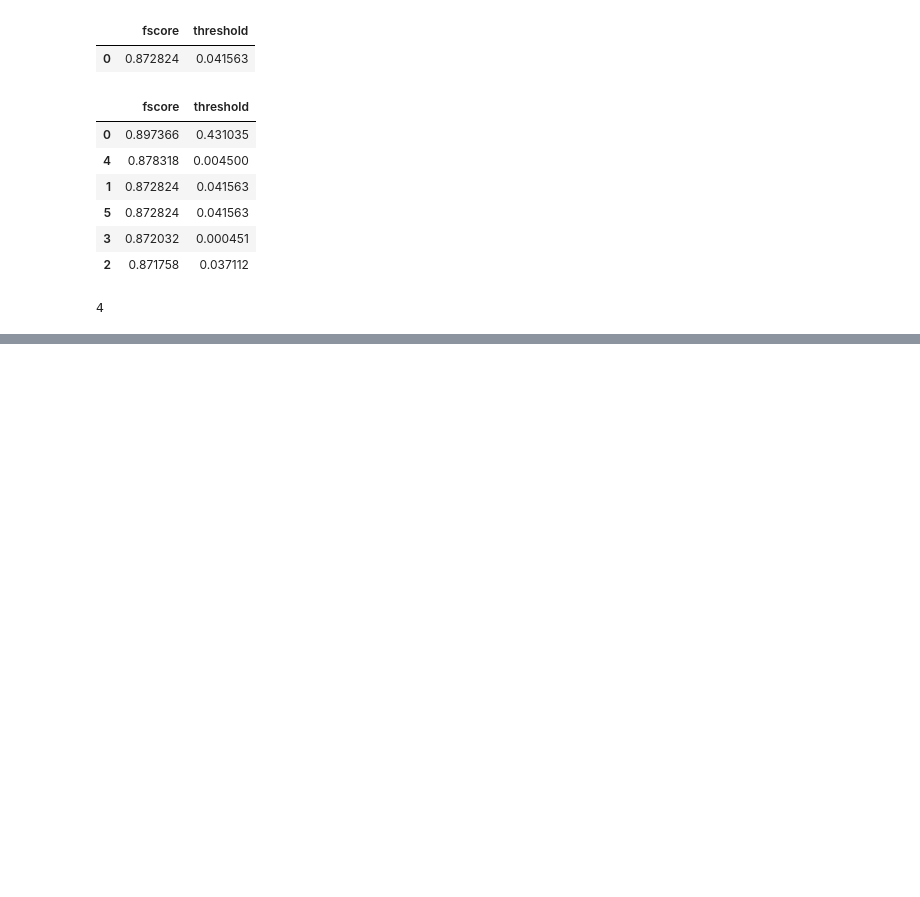
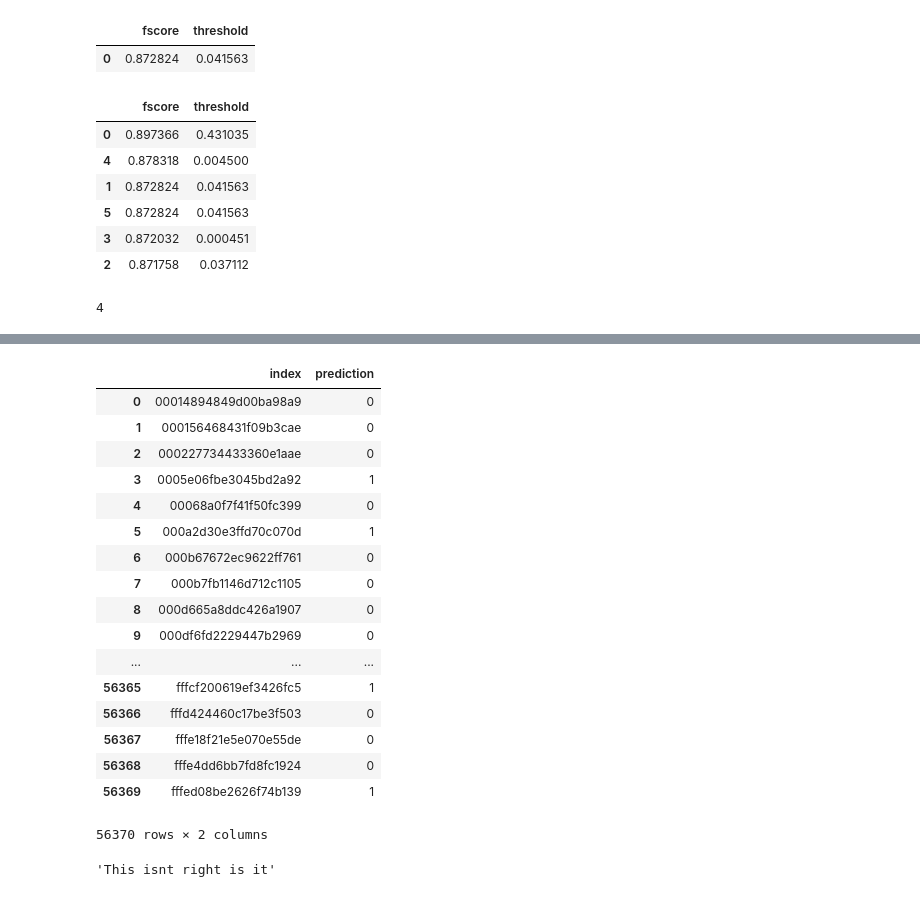
Before and after one commit to adrianpearl/1001-Project---Quora-Kaggle-Competition, a Jupyter notebook: Sheetal_Exploration2.ipynb, the cells around one changed output, grey strips where cells are left out. Cells and saved outputs as stored; diff of their text form; code cells hidden in the pictures; blank space fills up the shorter version.

```diff
--- a/Sheetal_Exploration2.ipynb
+++ b/Sheetal_Exploration2.ipynb
@@ -194,0 +217,58 @@ metrics.sort_values(by = ['fscore'], ascending=False)
+# %%
+def run_model(train_data, test_data, vectorizer_type, binary_type, ngram, stop_word, model_type):
+    X_train = train_data['question_text']
+    Y_train = train_data['target']
+    X_test = test_data['question_text']
+
+
+    vectorizer = vectorizer_type(binary = binary_type, stop_words = stop_word, ngram_range=ngram)
+    vectorizer.fit(X_train)
+    X_train_vectorized = vectorizer.transform(X_train)
+    X_test_vectorized = vectorizer.transform(X_test)
+    model = model_type
+    model.fit(X_train_vectorized, Y_train)
+
+    predictions = model.predict_proba(X_test_vectorized)[:,1]
+    max_threshold = .4310353
+    targets = []
+    for i in predictions:
+        if i<= max_threshold:
+            targets.append(0)
+        else:
+            targets.append(1)
+
+
+
+    return(predictions, targets)
+# %%
+downsampled = downsample(data)
+test = run_model(downsampled, test_data, CountVectorizer, True, (1,2), None, LogisticRegression())
+# %%
+test_results = pd.DataFrame()
+test_results['index'] = test_data.index
+test_results['prediction_percent'] = test[0]
+test_results['prediction'] = test[1]
+# %%
+results = test_results.drop('prediction_percent', 1)
+publish.to_csv('team2_submission.csv', index = False)
+# %%
+results
+# %% [output]
+|  | index | prediction |
+| 0 | 00014894849d00ba98a9 | 0 |
+| 1 | 000156468431f09b3cae | 0 |
+| 2 | 000227734433360e1aae | 0 |
+| 3 | 0005e06fbe3045bd2a92 | 1 |
+| 4 | 00068a0f7f41f50fc399 | 0 |
+| 5 | 000a2d30e3ffd70c070d | 1 |
+| 6 | 000b67672ec9622ff761 | 0 |
+| 7 | 000b7fb1146d712c1105 | 0 |
+| 8 | 000d665a8ddc426a1907 | 0 |
+| 9 | 000df6fd2229447b2969 | 0 |
+| ... | ... | ... |
+| 56365 | fffcf200619ef3426fc5 | 1 |
+| 56366 | fffd424460c17be3f503 | 0 |
+| 56367 | fffe18f21e5e070e55de | 0 |
+| 56368 | fffe4dd6bb7fd8fc1924 | 0 |
+| 56369 | fffed08be2626f74b139 | 1 |
+56370 rows × 2 columns
@@ -194,0 +277,6 @@ metrics.sort_values(by = ['fscore'], ascending=False)
+# %%
+s = "This isn't right is it?"
+text = ''.join(ch for ch in s if ch not in string.punctuation)
+text
+# %% [output]
+'This isnt right is it'
```
Also changed, not shown: parts of 7 cells of this notebook, 7 other files.
